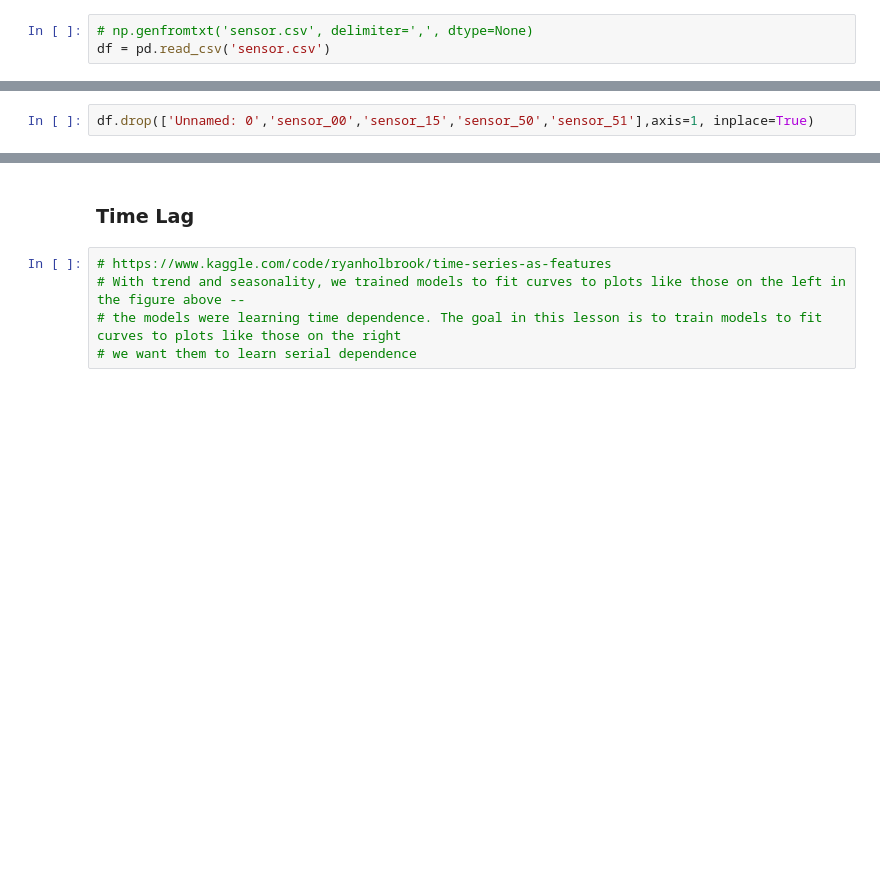
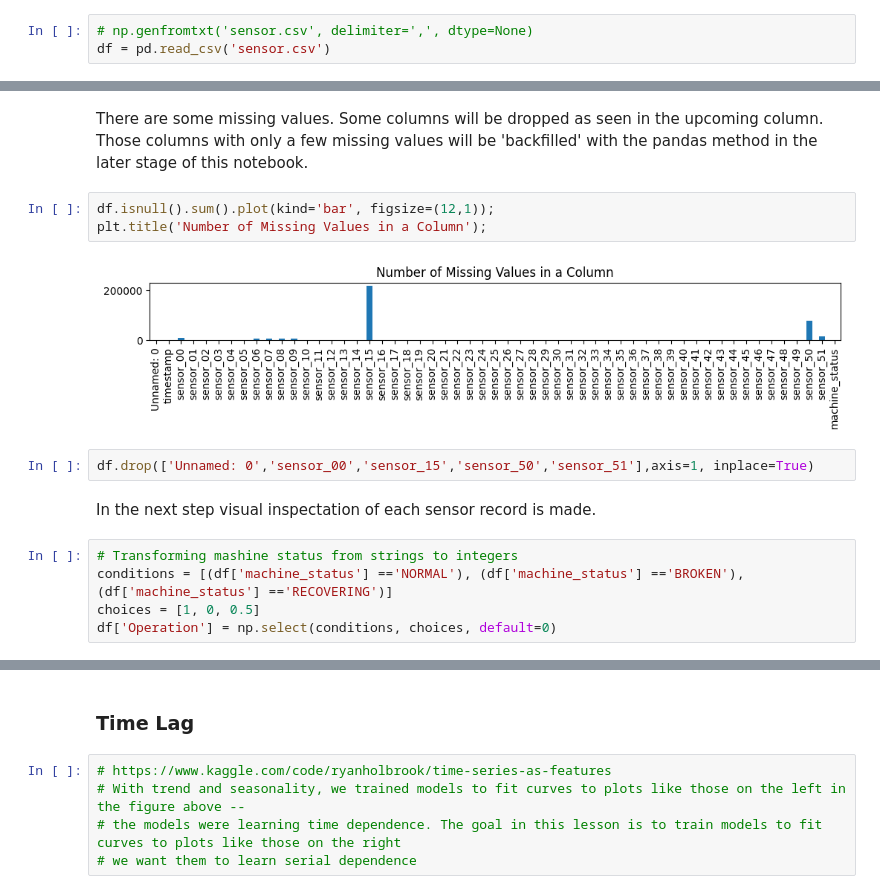
Before and after one commit to andrey101010/ds-predicitive-maintenace, a Jupyter notebook: 05_Pump_Sensors.ipynb, the cells around one changed output, grey strips where cells are left out. Drawn from its saved outputs; the diff is of its cells as text; blank space fills up the shorter version.

```diff
--- a/05_Pump_Sensors.ipynb
+++ b/05_Pump_Sensors.ipynb
@@ -15,3 +45,18 @@ df.info()
+# %% [markdown]
+There are some missing values. Some columns will be dropped as seen in the upcoming column.
+Those columns with only a few missing values will be 'backfilled' with the pandas method in the later stage of this notebook.
+# %%
+df.isnull().sum().plot(kind='bar', figsize=(12,1));
+plt.title('Number of Missing Values in a Column');
+# %% [output]
+[figure, added]
 # %%
 df.drop(['Unnamed: 0','sensor_00','sensor_15','sensor_50','sensor_51'],axis=1, inplace=True)
+# %% [markdown]
+In the next step visual inspectation of each sensor record is made.
+# %%
+# Transforming mashine status from strings to integers
+conditions = [(df['machine_status'] =='NORMAL'), (df['machine_status'] =='BROKEN'), (df['machine_status'] =='RECOVERING')]
+choices = [1, 0, 0.5]
+df['Operation'] = np.select(conditions, choices, default=0)
 # %%
```
Also changed, not shown: parts of 36 cells of this notebook.
